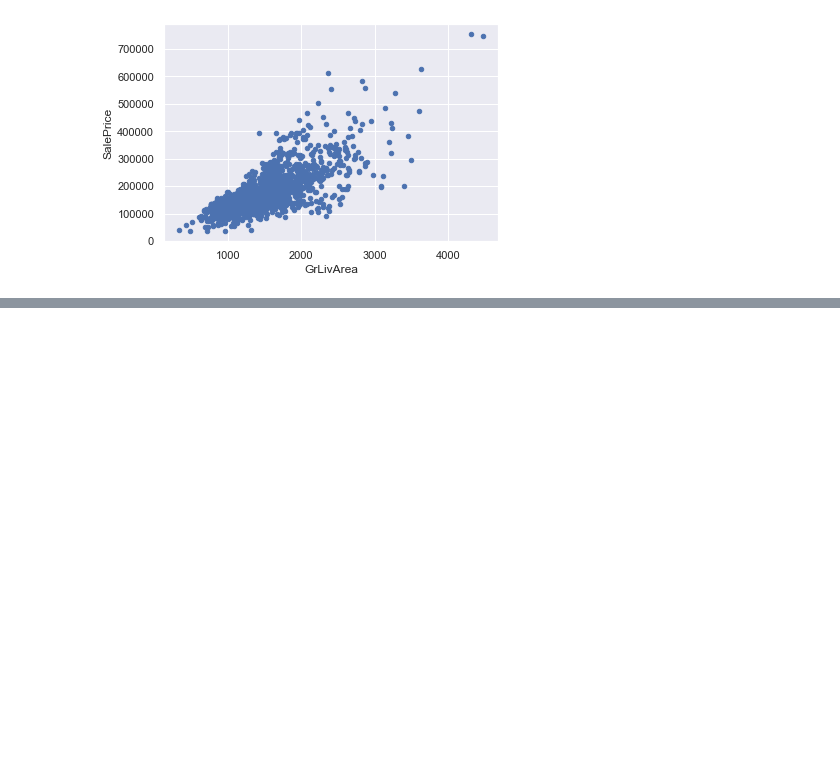
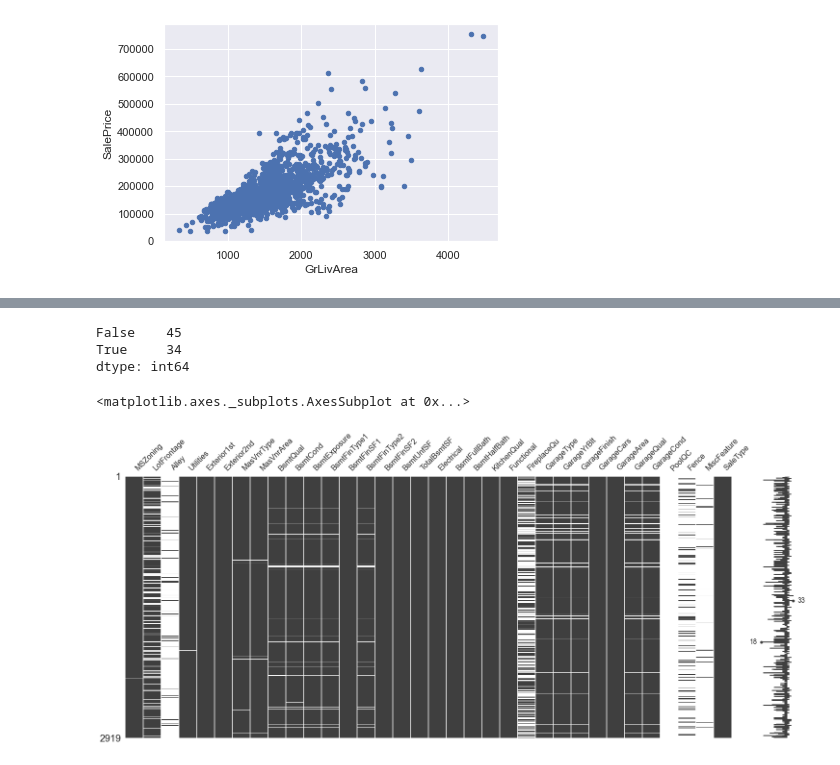
Before and after one commit to axelearning/CS_portfolio, a Jupyter notebook: machine_learning/house_prices_regression/V2.ipynb, the cells around one changed output, grey strips where cells are left out. Cells and saved outputs as stored; diff of their text form; code cells hidden in the pictures; blank space fills up the shorter version.

```diff
--- a/machine_learning/house_prices_regression/V2.ipynb
+++ b/machine_learning/house_prices_regression/V2.ipynb
@@ -119,0 +160,15 @@ sns.distplot(train["SalePrice"], fit=norm)
+# %%
+train = pd.read_csv("data/train.csv")
+test = pd.read_csv("data/test.csv")
+
+train_index = train.Id
+test_index= test.Id
+
+dataset = pd.concat([train,test])
+dataset.drop("SalePrice", axis=1, inplace=True)
+dataset.set_index("Id", inplace=True)
+
+print(f"TRAINING SIZE {train.shape}")
+print(f"TESTING SIZE {test.shape}")
+print("---")
+print(f"CONCATENATION {dataset.shape}")
@@ -119,0 +204,13 @@ sns.distplot(train["SalePrice"], fit=norm)
+# %%
+dataset.isna().any(0).value_counts()
+# %% [output]
+False    45
+True     34
+dtype: int64
+# %%
+import missingno as msno
+col_with_nan = dataset.loc[:,dataset.isna().any(0)]
+msno.matrix(col_with_nan)
+# %% [output]
+<matplotlib.axes._subplots.AxesSubplot at 0x...>
+[figure, added]
```
Also changed, not shown: parts of 45 cells of this notebook.
